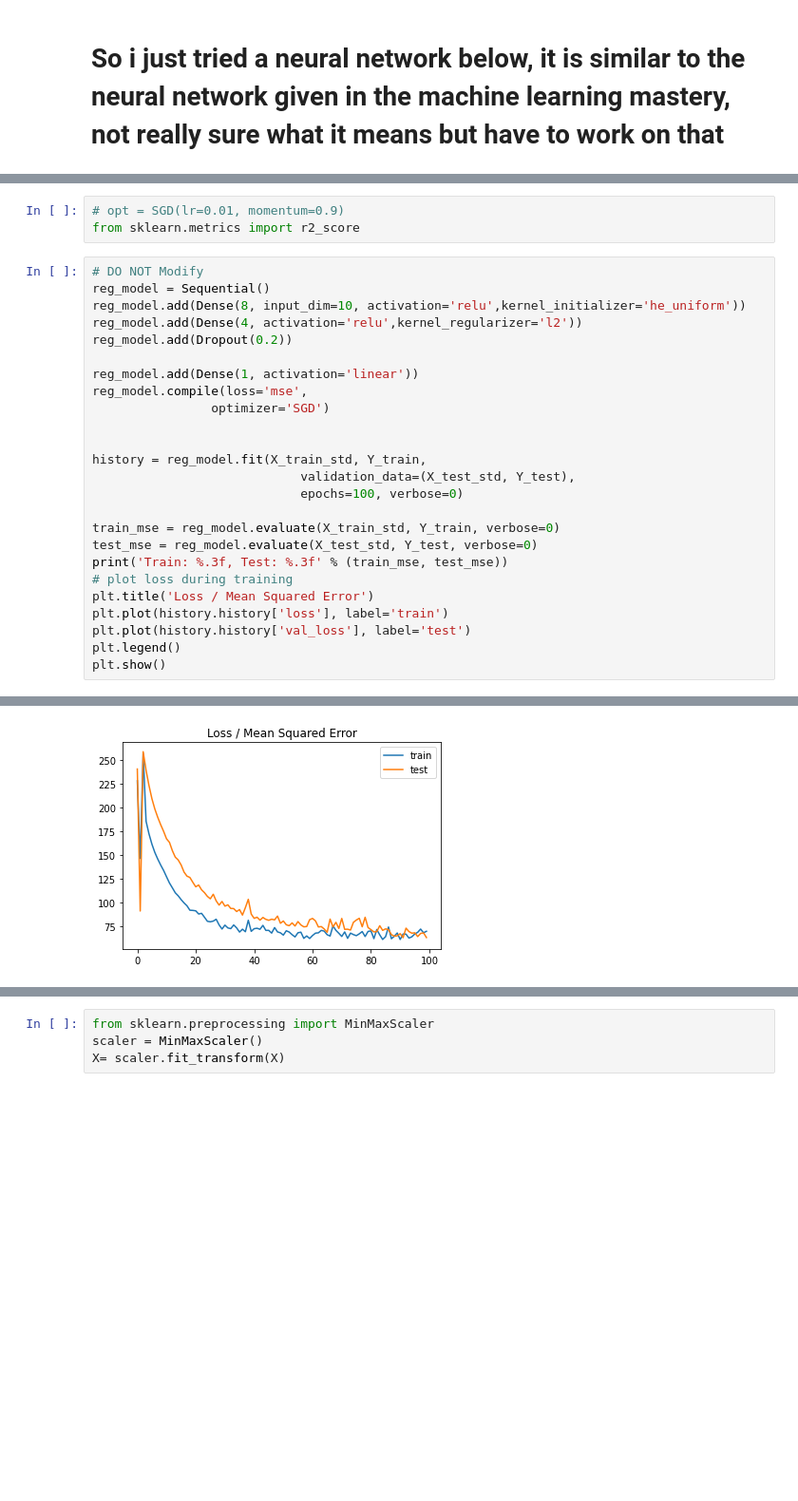
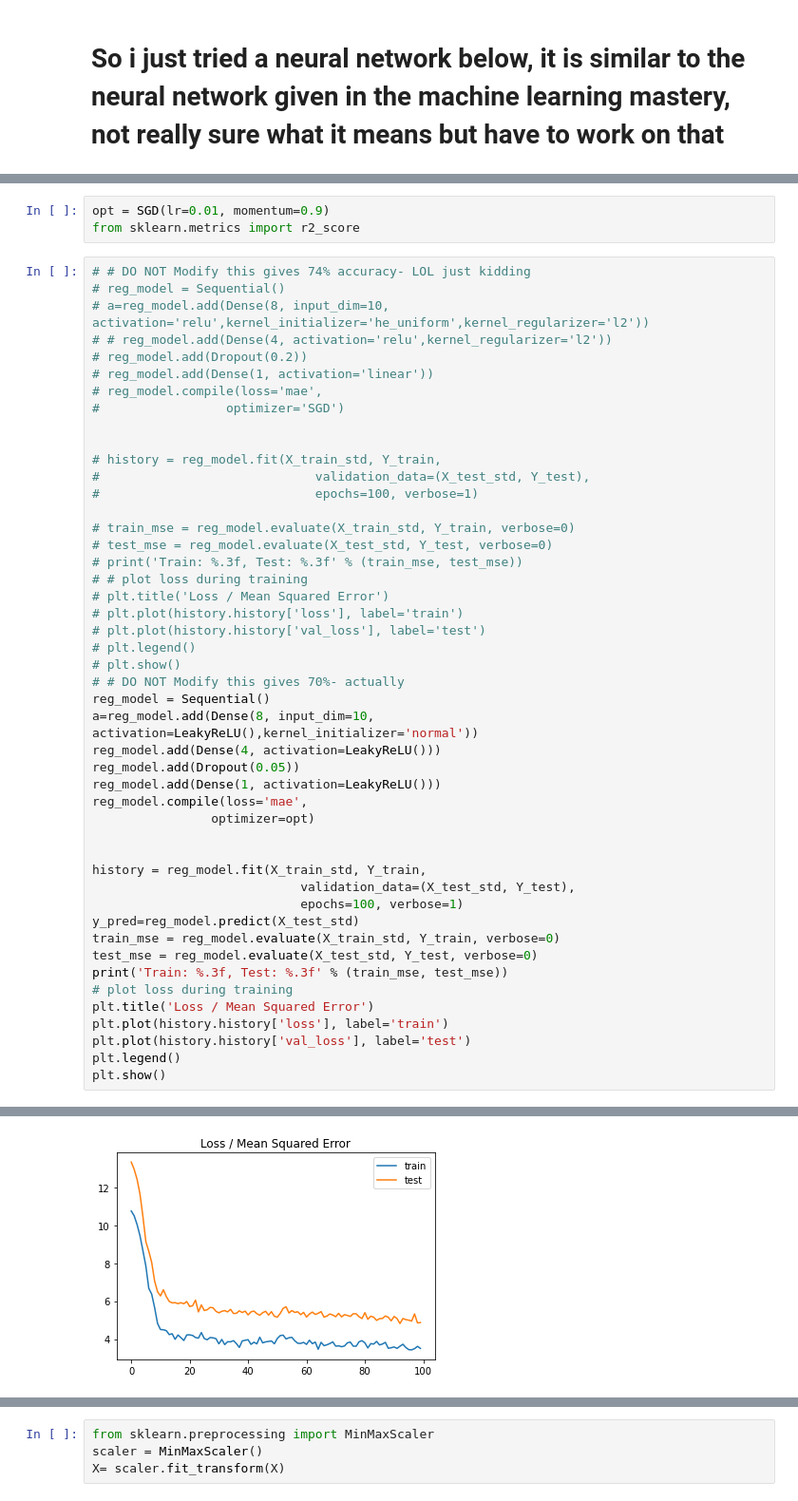
Before and after one commit to vinayakkrishanprasad/Prediction-of-Phase-Fraction-of-Steel-to-obtain-Aging-Response, a Jupyter notebook: Aging_new.ipynb, the cells around one changed output, grey strips where cells are left out. Shown at 95% size. Cells and saved outputs as stored; diff of their text form; blank space fills up the shorter version.

Commit message:
70% accuracy

```diff
--- a/Aging_new.ipynb
+++ b/Aging_new.ipynb
@@ -177,22 +251,44 @@ import matplotlib.pyplot as plt
 # %%
-# opt = SGD(lr=0.01, momentum=0.9)
+opt = SGD(lr=0.01, momentum=0.9)
 from sklearn.metrics import r2_score
 # %%
-# DO NOT Modify
+# # DO NOT Modify this gives 74% accuracy- LOL just kidding
+# reg_model = Sequential()
+# a=reg_model.add(Dense(8, input_dim=10, activation='relu',kernel_initializer='he_uniform',kernel_regularizer='l2'))
+# # reg_model.add(Dense(4, activation='relu',kernel_regularizer='l2'))
+# reg_model.add(Dropout(0.2))
+# reg_model.add(Dense(1, activation='linear'))
+# reg_model.compile(loss='mae',
+#                 optimizer='SGD')
+
+
+# history = reg_model.fit(X_train_std, Y_train,
+#                             validation_data=(X_test_std, Y_test),
+#                             epochs=100, verbose=1)
+
+# train_mse = reg_model.evaluate(X_train_std, Y_train, verbose=0)
+# test_mse = reg_model.evaluate(X_test_std, Y_test, verbose=0)
+# print('Train: %.3f, Test: %.3f' % (train_mse, test_mse))
+# # plot loss during training
+# plt.title('Loss / Mean Squared Error')
+# plt.plot(history.history['loss'], label='train')
+# plt.plot(history.history['val_loss'], label='test')
+# plt.legend()
+# plt.show()
+# # DO NOT Modify this gives 70%- actually
 reg_model = Sequential()
-reg_model.add(Dense(8, input_dim=10, activation='relu',kernel_initializer='he_uniform'))
-reg_model.add(Dense(4, activation='relu',kernel_regularizer='l2'))
-reg_model.add(Dropout(0.2))
-
-reg_model.add(Dense(1, activation='linear'))
-reg_model.compile(loss='mse',
-                optimizer='SGD')
+a=reg_model.add(Dense(8, input_dim=10, activation=LeakyReLU(),kernel_initializer='normal'))
+reg_model.add(Dense(4, activation=LeakyReLU()))
+reg_model.add(Dropout(0.05))
+reg_model.add(Dense(1, activation=LeakyReLU()))
+reg_model.compile(loss='mae',
+                optimizer=opt)
 
 
 history = reg_model.fit(X_train_std, Y_train,
                             validation_data=(X_test_std, Y_test),
-                            epochs=100, verbose=0)
-
+                            epochs=100, verbose=1)
+y_pred=reg_model.predict(X_test_std)
 train_mse = reg_model.evaluate(X_train_std, Y_train, verbose=0)
 test_mse = reg_model.evaluate(X_test_std, Y_test, verbose=0)
 print('Train: %.3f, Test: %.3f' % (train_mse, test_mse))
@@ -207 +319 @@ Train: 46.376, Test: 63.081
-[figure, old version]
+[figure, new version]
```
Also changed, not shown: parts of 35 cells of this notebook, 1 other file.
